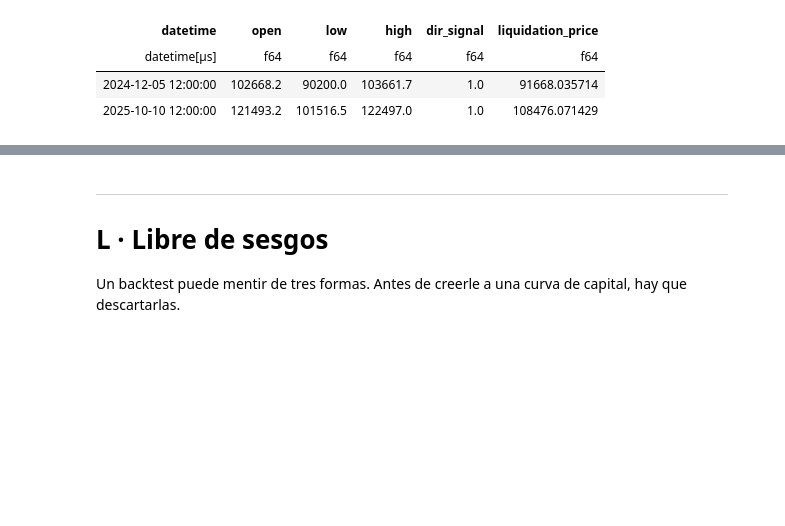
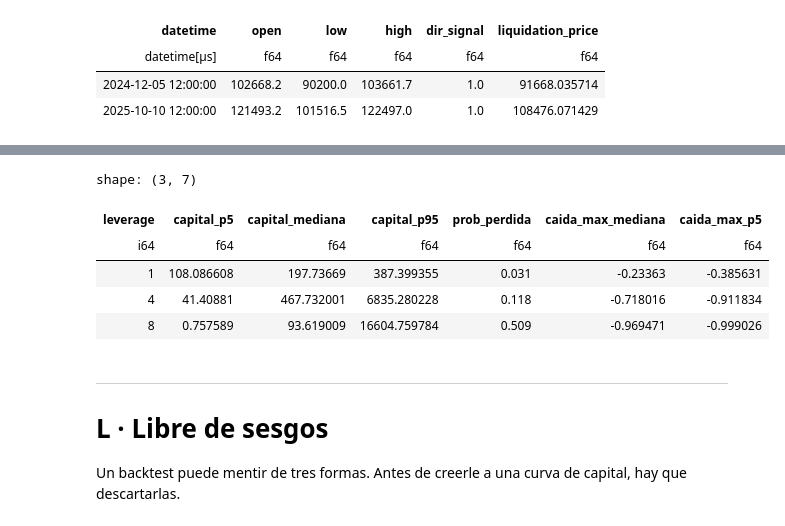
Before and after one commit to JuliRey2000/metodo_CASTLE_castlequant.com, a Jupyter notebook: castle2_simulacion_tamano_sesgos.ipynb, the cells around one changed output, grey strips where cells are left out. Saved outputs shown, nothing was run; the diff lists cells and outputs as text; code cells hidden in the pictures; blank space fills up the shorter version.

```diff
--- a/castle2_simulacion_tamano_sesgos.ipynb
+++ b/castle2_simulacion_tamano_sesgos.ipynb
@@ -815,0 +836,13 @@ shape: (2, 6)
+# %%
+# los mismos escenarios con 1x, 4x y 8x: capital final, probabilidad de terminar con pérdida y caída máxima
+pl.DataFrame([
+    {'leverage': l, **research.monte_carlo_summary(research.monte_carlo_equity(trades, capital, l, taker_fee), capital)}
+    for l in (1, 4, 8)
+])
+# %% [output]
+shape: (3, 7)
+| leverage | capital_p5 | capital_mediana | capital_p95 | prob_perdida | caida_max_mediana | caida_max_p5 |
+| i64 | f64 | f64 | f64 | f64 | f64 | f64 |
+| 1 | 108.086608 | 197.73669 | 387.399355 | 0.031 | -0.23363 | -0.385631 |
+| 4 | 41.40881 | 467.732001 | 6835.280228 | 0.118 | -0.718016 | -0.911834 |
+| 8 | 0.757589 | 93.619009 | 16604.759784 | 0.509 | -0.969471 | -0.999026 |
```
Also changed, not shown: parts of 8 cells of this notebook, 2 other files.
